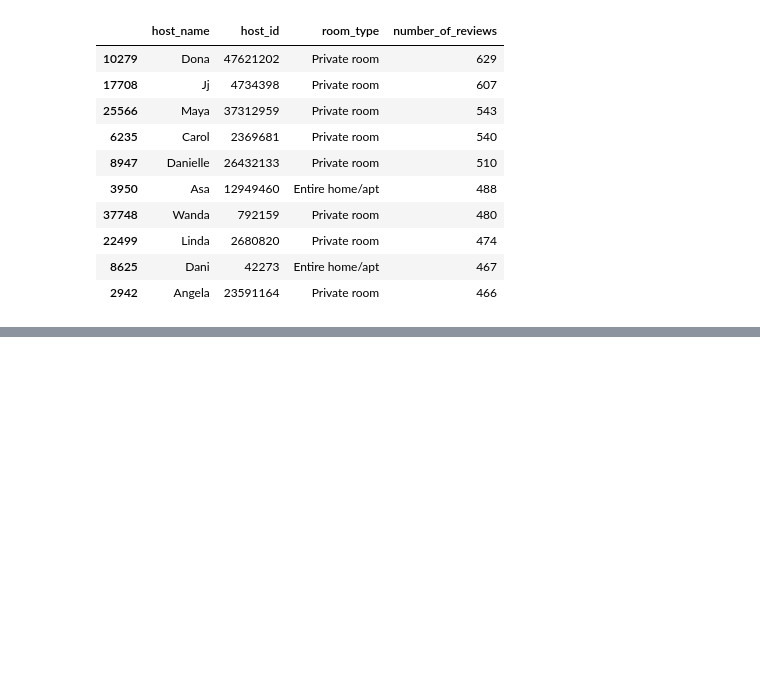
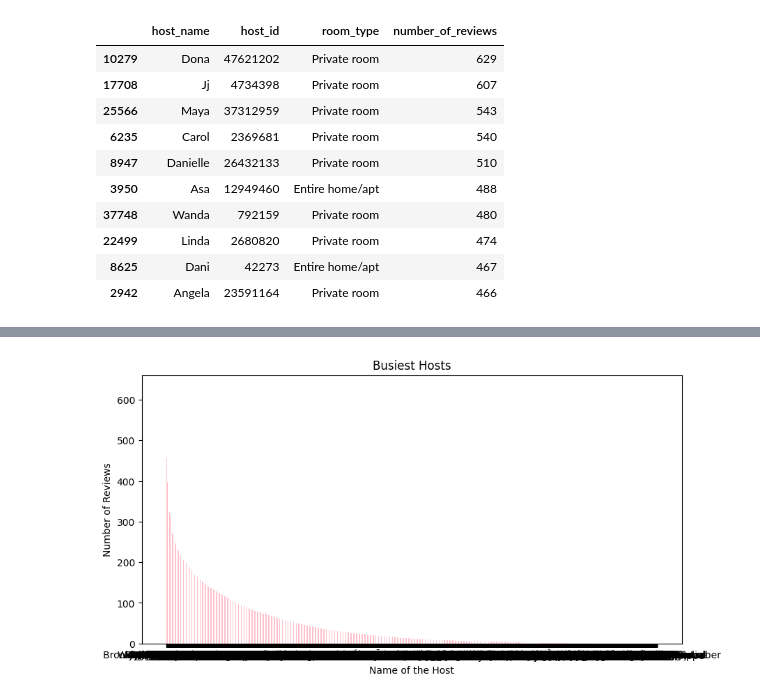
Before and after one commit to ManojGode/Airbnb-project, a Jupyter notebook: Airbnb_Bookings_Analysis_Capstone_Project.ipynb, the cells around one changed output, grey strips where cells are left out. Saved outputs shown, nothing was run; the diff lists cells and outputs as text; code cells hidden in the pictures; blank space fills up the shorter version.

```diff
--- a/Airbnb_Bookings_Analysis_Capstone_Project.ipynb
+++ b/Airbnb_Bookings_Analysis_Capstone_Project.ipynb
@@ -230,0 +251,16 @@ busiest_hosts.head(10)
+# %%
+name = busiest_hosts['host_name']
+reviews = busiest_hosts['number_of_reviews']
+
+fig = plt.figure(figsize= (10, 5))
+
+plt.bar(name, reviews, color = 'pink',
+        width = 0.4)
+
+
+plt.xlabel('Name of the Host')
+plt.ylabel('Number of Reviews')
+plt.title('Busiest Hosts')
+plt.show()
+# %% [output]
+[figure, added]
```
Also changed, not shown: parts of 6 cells of this notebook.
